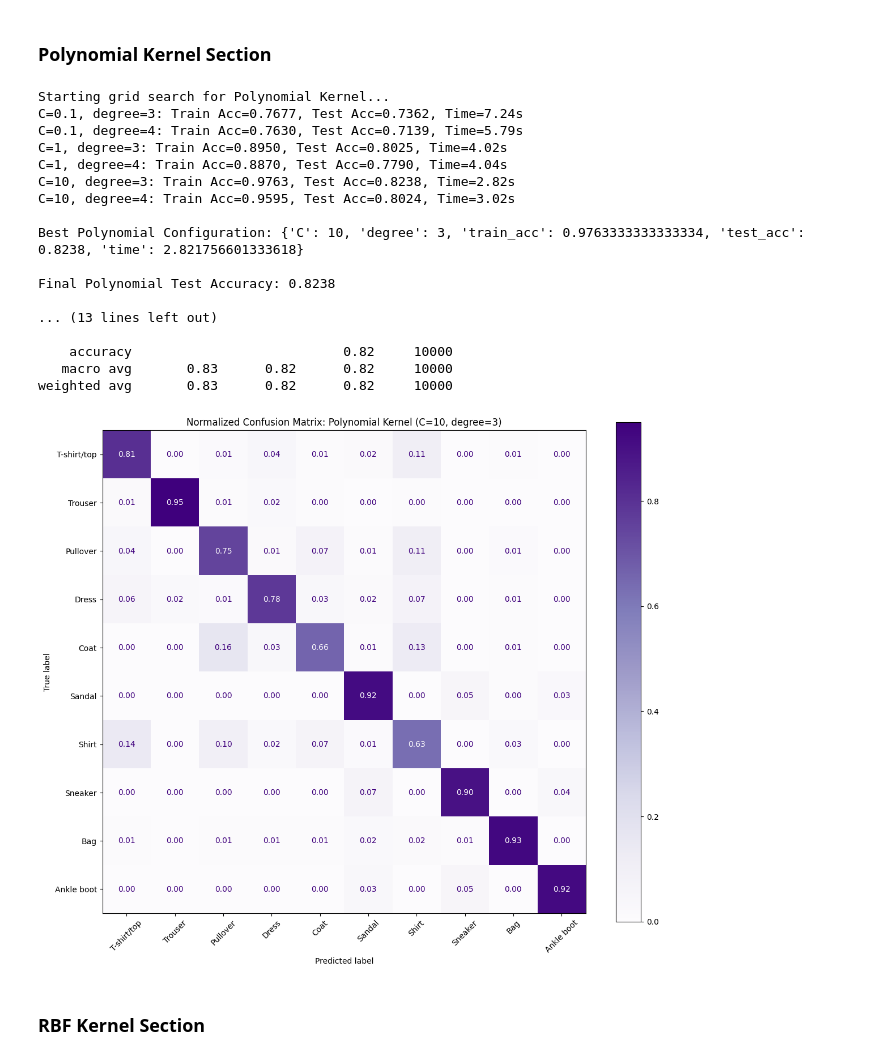
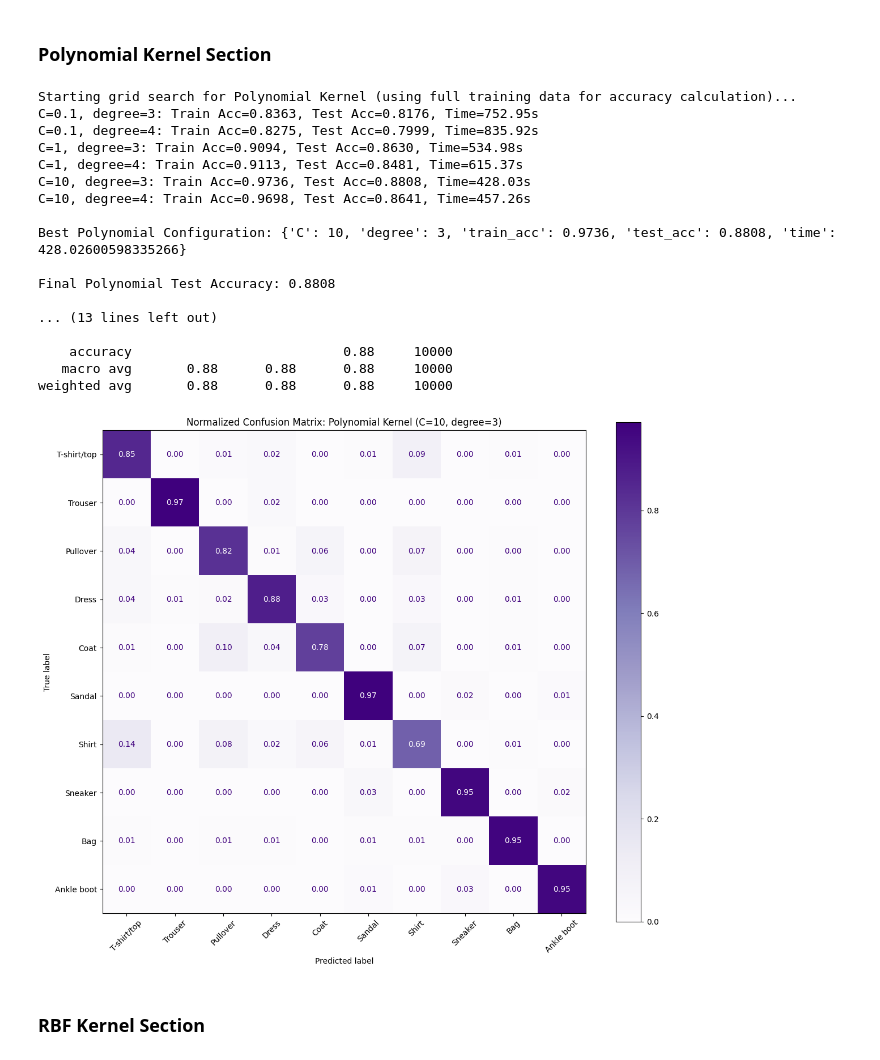
Before and after one commit to snig-17/COMP0014, a Jupyter notebook: COMP0014_Final_Coursework_Submission.ipynb, the cells around one changed output. Saved outputs shown, nothing was run; the diff lists cells and outputs as text; code cells hidden in the pictures.

```diff
--- a/COMP0014_Final_Coursework_Submission.ipynb
+++ b/COMP0014_Final_Coursework_Submission.ipynb
@@ -256,19 +174,22 @@ Setup and preprocessing complete. Training set size: 6000
 # %% [markdown]
 ### Linear Kernel Section
 # %%
+import matplotlib.pyplot as plt
+from sklearn import svm, metrics
+
 # 1. Initialize results list
 linear_results = []
 C_values = [0.1, 1, 10]
 
 # 2-5. Grid search for Linear SVM
-print('Starting grid search for Linear Kernel...')
+print('Starting grid search for Linear Kernel (using full training data for accuracy calculation)...')
 for C in C_values:
     clf = svm.SVC(kernel='linear', C=C)
     start_time = time.time()
-    clf.fit(x_train_mini, y_train_mini)
+    clf.fit(x_train, y_train) # Use full x_train and y_train
     elapsed_time = time.time() - start_time
 
-    train_acc = clf.score(x_train_mini, y_train_mini)
+    train_acc = clf.score(x_train, y_train) # Use full x_train and y_train for scoring
     test_acc = clf.score(x_test, y_test)
 
     linear_results.append({
@@ -283,9 +204,9 @@ for C in C_values:
 best_linear = get_best(linear_results)
 print(f'\nBest Linear Configuration: {best_linear}')
 
-# 7. Retrain/Use the best model for final predictions
+# 7. Retrain/Use the best model for final predictions (using full training data for the final model)
 final_linear_clf = svm.SVC(kernel='linear', C=best_linear['C'])
-final_linear_clf.fit(x_train_mini, y_train_mini)
+final_linear_clf.fit(x_train, y_train)
 linear_predicted = final_linear_clf.predict(x_test)
 
 # 8. Produce classification report
@@ -322,25 +243,21 @@ weighted avg       0.84      0.84      0.84     10000
 # %% [markdown]
 ### Polynomial Kernel Section
 # %%
-import time
-import matplotlib.pyplot as plt
-from sklearn import svm, metrics
-
 # 1. Define results list and parameters
 poly_results = []
 C_values = [0.1, 1, 10]
 degrees = [3, 4]
 
 # 2-3. Grid search for Polynomial SVM
-print('Starting grid search for Polynomial Kernel...')
+print('Starting grid search for Polynomial Kernel (using full training data for accuracy calculation)...')
 for C in C_values:
     for deg in degrees:
         clf = svm.SVC(kernel='poly', C=C, degree=deg, gamma='scale')
         start_time = time.time()
-        clf.fit(x_train_mini, y_train_mini)
+        clf.fit(x_train, y_train) # Use full x_train and y_train
         elapsed_time = time.time() - start_time
 
-        train_acc = clf.score(x_train_mini, y_train_mini)
+        train_acc = clf.score(x_train, y_train) # Use full x_train and y_train for scoring
         test_acc = clf.score(x_test, y_test)
 
         poly_results.append({
@@ -352,48 +269,48 @@ for C in C_values:
         })
         print(f'C={C}, degree={deg}: Train Acc={train_acc:.4f}, Test Acc={test_acc:.4f}, Time={elapsed_time:.2f}s')
 
 # 4. Identify the best configuration
 best_poly = get_best(poly_results)
 print(f'\nBest Polynomial Configuration: {best_poly}')
 
-# 5. Train final model with optimal parameters
+# 5. Train final model with optimal parameters (using full training data for the final model)
 final_poly_clf = svm.SVC(kernel='poly', C=best_poly['C'], degree=best_poly['degree'], gamma='scale')
-final_poly_clf.fit(x_train_mini, y_train_mini)
+final_poly_clf.fit(x_train, y_train)
 poly_predicted = final_poly_clf.predict(x_test)
 
 # 6. Display test accuracy and classification report
 final_test_acc = final_poly_clf.score(x_test, y_test)
 print(f'\nFinal Polynomial Test Accuracy: {final_test_acc:.4f}')
 print('\nClassification Report:')
 print(metrics.classification_report(y_test, poly_predicted, target_names=class_names))
 
 # 7. Generate and plot normalized confusion matrix
 cm_poly = metrics.confusion_matrix(y_test, poly_predicted, normalize='true')
 fig, ax = plt.subplots(figsize=(12, 10))
 cm_display = metrics.ConfusionMatrixDisplay(confusion_matrix=cm_poly, display_labels=class_names)
 cm_display.plot(values_format='.2f', ax=ax, xticks_rotation=45, cmap='Purples')
 plt.title(f'Normalized Confusion Matrix: Polynomial Kernel (C={best_poly["C"]}, degree={best_poly["degree"]})')
 plt.tight_layout()
 plt.show()
 # %% [output]
-Starting grid search for Polynomial Kernel...
-C=0.1, degree=3: Train Acc=0.7677, Test Acc=0.7362, Time=7.24s
-C=0.1, degree=4: Train Acc=0.7630, Test Acc=0.7139, Time=5.79s
-C=1, degree=3: Train Acc=0.8950, Test Acc=0.8025, Time=4.02s
-C=1, degree=4: Train Acc=0.8870, Test Acc=0.7790, Time=4.04s
-C=10, degree=3: Train Acc=0.9763, Test Acc=0.8238, Time=2.82s
-C=10, degree=4: Train Acc=0.9595, Test Acc=0.8024, Time=3.02s
+Starting grid search for Polynomial Kernel (using full training data for accuracy calculation)...
+C=0.1, degree=3: Train Acc=0.8363, Test Acc=0.8176, Time=752.95s
+C=0.1, degree=4: Train Acc=0.8275, Test Acc=0.7999, Time=835.92s
+C=1, degree=3: Train Acc=0.9094, Test Acc=0.8630, Time=534.98s
+C=1, degree=4: Train Acc=0.9113, Test Acc=0.8481, Time=615.37s
+C=10, degree=3: Train Acc=0.9736, Test Acc=0.8808, Time=428.03s
+C=10, degree=4: Train Acc=0.9698, Test Acc=0.8641, Time=457.26s
 
-Best Polynomial Configuration: {'C': 10, 'degree': 3, 'train_acc': 0.9763333333333334, 'test_acc': 0.8238, 'time': 2.821756601333618}
+Best Polynomial Configuration: {'C': 10, 'degree': 3, 'train_acc': 0.9736, 'test_acc': 0.8808, 'time': 428.02600598335266}
 
-Final Polynomial Test Accuracy: 0.8238
+Final Polynomial Test Accuracy: 0.8808
 
 ... (13 lines left out)
 
-    accuracy                           0.82     10000
-   macro avg       0.83      0.82      0.82     10000
-weighted avg       0.83      0.82      0.82     10000
+    accuracy                           0.88     10000
+   macro avg       0.88      0.88      0.88     10000
+weighted avg       0.88      0.88      0.88     10000
-[figure, old version]
+[figure, new version]
 # %% [markdown]
 ### RBF Kernel Section
 # %%
```
Also changed, not shown: parts of 6 cells of this notebook.
